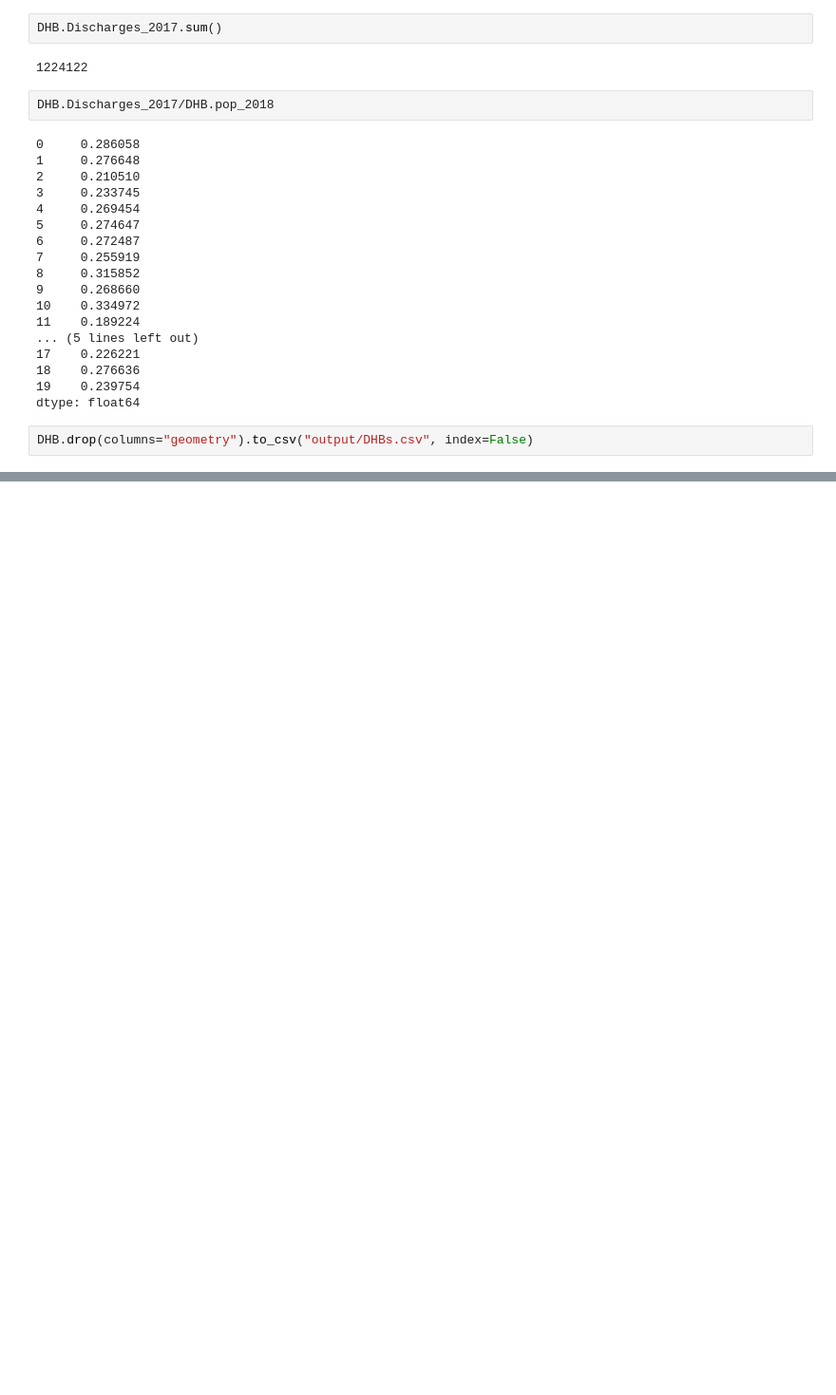
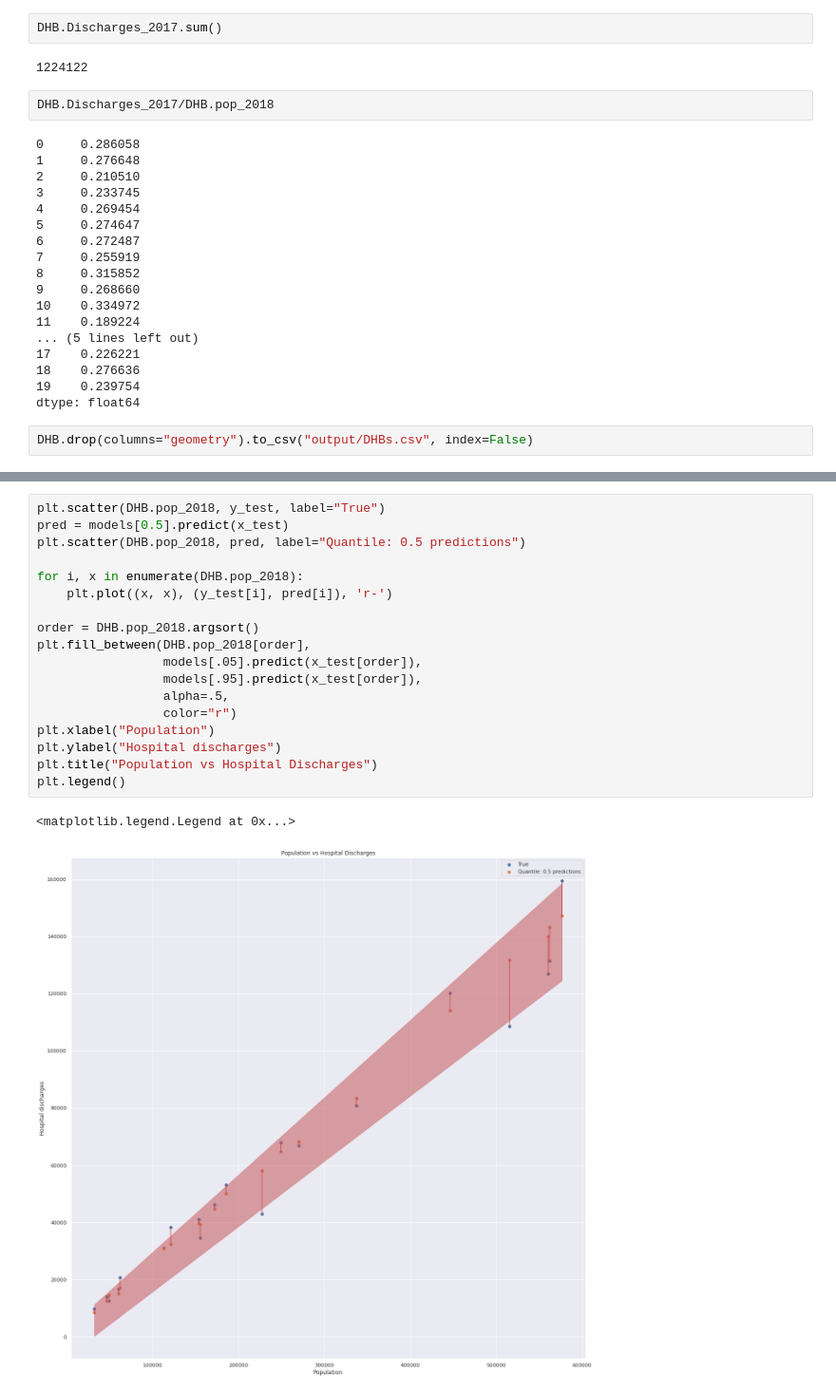
Before and after one commit to UoA-eResearch/hospitals_nz, a Jupyter notebook: train.ipynb, the cells around one changed output, grey strips where cells are left out. Shown at 95% size. Cells and saved outputs as stored; diff of their text form; blank space fills up the shorter version.

```diff
--- a/train.ipynb
+++ b/train.ipynb
@@ -570,0 +617,21 @@ DHB.drop(columns="geometry").to_csv("output/DHBs.csv", index=False)
+# %%
+plt.scatter(DHB.pop_2018, y_test, label="True")
+pred = models[0.5].predict(x_test)
+plt.scatter(DHB.pop_2018, pred, label="Quantile: 0.5 predictions")
+
+for i, x in enumerate(DHB.pop_2018):
+    plt.plot((x, x), (y_test[i], pred[i]), 'r-')
+
+order = DHB.pop_2018.argsort()
+plt.fill_between(DHB.pop_2018[order],
+                 models[.05].predict(x_test[order]),
+                 models[.95].predict(x_test[order]),
+                 alpha=.5,
+                 color="r")
+plt.xlabel("Population")
+plt.ylabel("Hospital discharges")
+plt.title("Population vs Hospital Discharges")
+plt.legend()
+# %% [output]
+<matplotlib.legend.Legend at 0x...>
+[figure, added]
```
Also changed, not shown: parts of 15 cells of this notebook, 1 other file.
